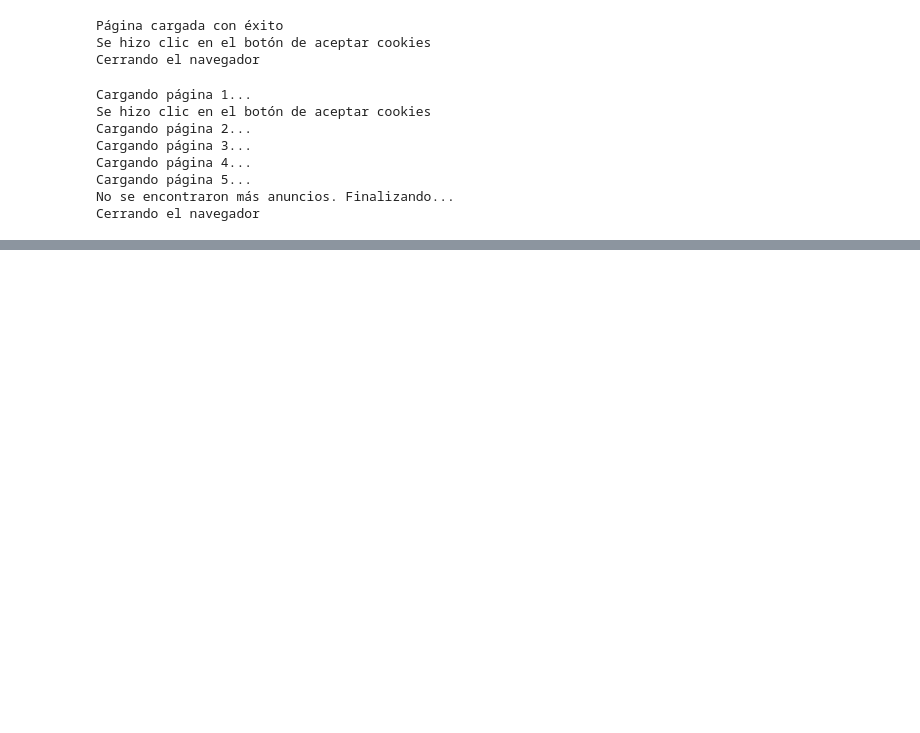
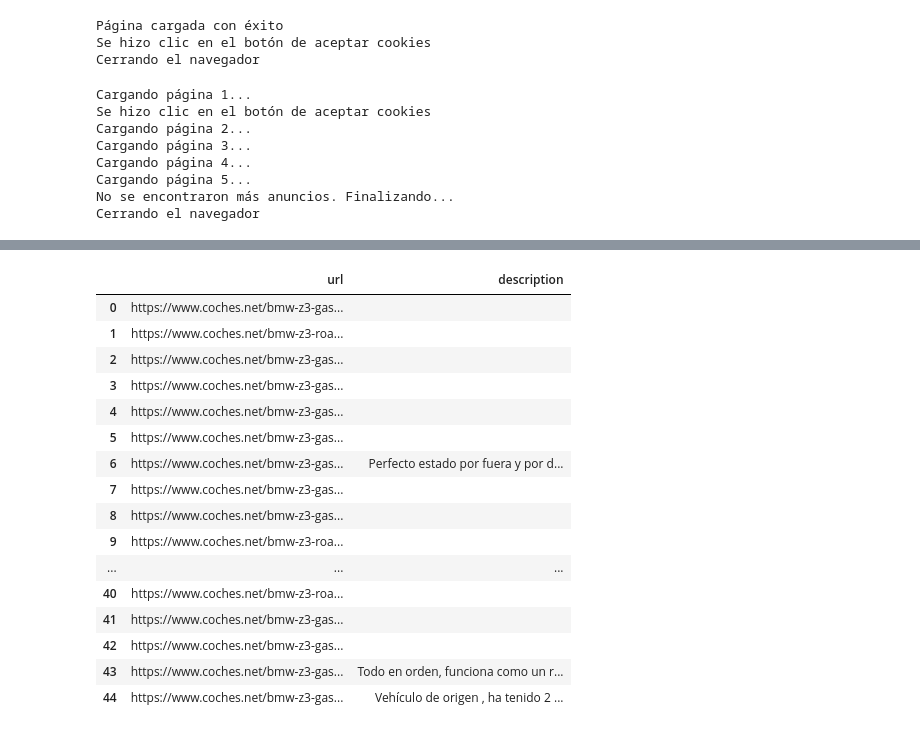
Before and after one commit to MrGG14/CochesNet, a Jupyter notebook: rs.ipynb, the cells around one changed output, grey strips where cells are left out. Cells and saved outputs as stored; diff of their text form; code cells hidden in the pictures; blank space fills up the shorter version.

```diff
--- a/rs.ipynb
+++ b/rs.ipynb
@@ -284,3 +350,23 @@ See the caveats in the documentation: https://pandas.pydata.org/pandas-docs/stab
+# %%
+df_model_details
+# %% [output]
+|  | url | description |
+| 0 | https://www.coches.net/bmw-z3-gas... |  |
+| 1 | https://www.coches.net/bmw-z3-roa... |  |
+| 2 | https://www.coches.net/bmw-z3-gas... |  |
+| 3 | https://www.coches.net/bmw-z3-gas... |  |
+| 4 | https://www.coches.net/bmw-z3-gas... |  |
+| 5 | https://www.coches.net/bmw-z3-gas... |  |
+| 6 | https://www.coches.net/bmw-z3-gas... | Perfecto estado por fuera y por d... |
+| 7 | https://www.coches.net/bmw-z3-gas... |  |
+| 8 | https://www.coches.net/bmw-z3-gas... |  |
+| 9 | https://www.coches.net/bmw-z3-roa... |  |
+| ... | ... | ... |
+| 40 | https://www.coches.net/bmw-z3-roa... |  |
+| 41 | https://www.coches.net/bmw-z3-gas... |  |
+| 42 | https://www.coches.net/bmw-z3-gas... |  |
+| 43 | https://www.coches.net/bmw-z3-gas... | Todo en orden, funciona como un r... |
+| 44 | https://www.coches.net/bmw-z3-gas... | Vehículo de origen , ha tenido 2 ... |
 # %%
 
 import numpy as np
```
Also changed, not shown: parts of 5 cells of this notebook.
